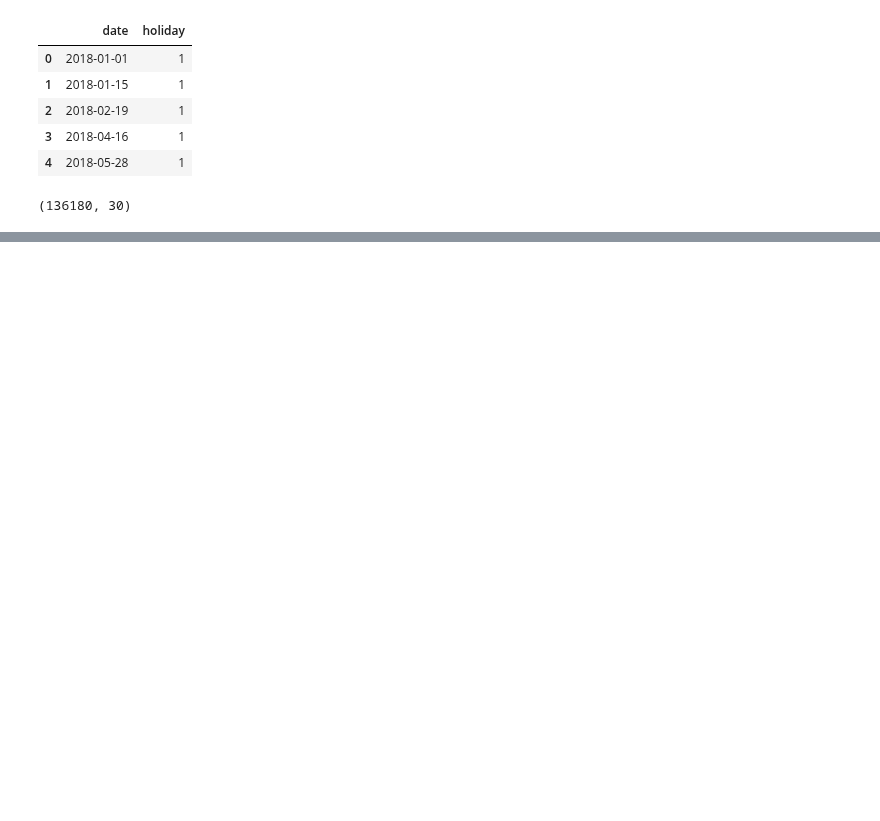
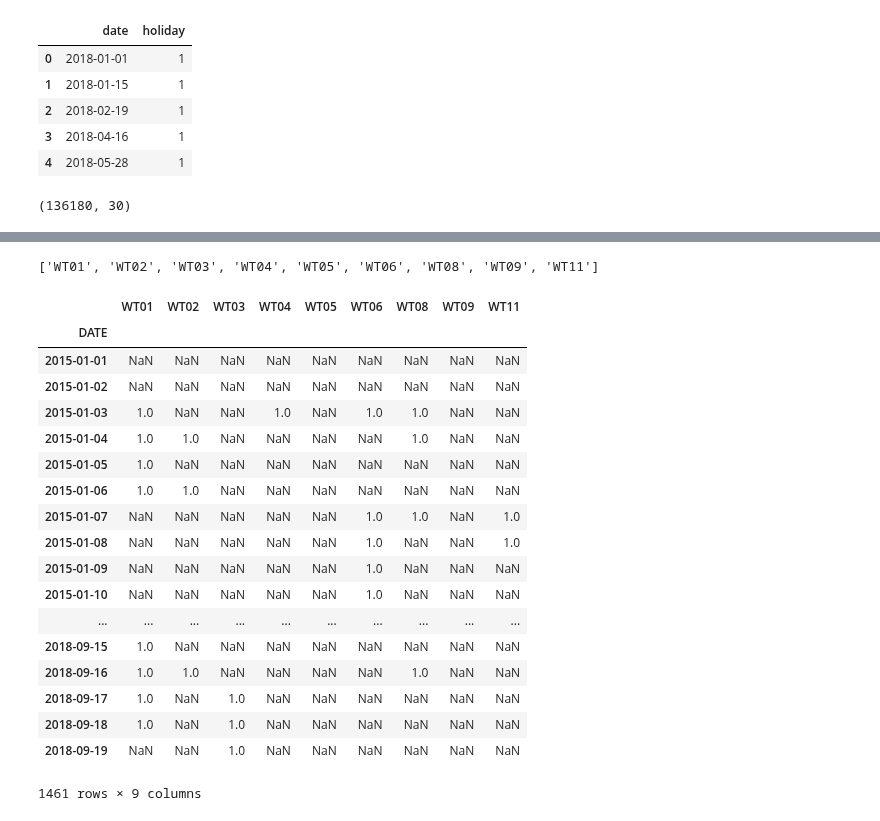
Before and after one commit to julianikulski/bike-sharing, a Jupyter notebook: dataset-creation.ipynb, the cells around one changed output, grey strips where cells are left out. Drawn from its saved outputs; the diff is of its cells as text; code cells hidden in the pictures; blank space fills up the shorter version.

Commit message:
feat: Aggregate temperature, windspeed, weather situation and precipitation per day across all stations

```diff
--- a/dataset-creation.ipynb
+++ b/dataset-creation.ipynb
@@ -70,6 +70,6 @@ for file in all_files:
     df_comp_weather = pd.read_csv(file)
     df_list_weather.append(df_comp_weather)
 
-df_final_weather = pd.concat(df_list_weather, axis=0, ignore_index=True)
+df_weather = pd.concat(df_list_weather, axis=0, ignore_index=True)
 # %%
 # number of rows and columns in weather dataframe
@@ -99,0 +166,38 @@ df_final_weather[df_final_weather['DATE'] == '2017-01-01']
+# %%
+# show all available weather situation columns and create a list without the attribute columns
+weathersit_list = list(df_weather.columns)[12:]
+weathersit = [x for x in weathersit_list if len(x) < 5]
+weathersit
+# %% [output]
+['WT01', 'WT02', 'WT03', 'WT04', 'WT05', 'WT06', 'WT08', 'WT09', 'WT11']
+# %%
+# weather attributes
+df_wsit_all = []
+
+for sit in weathersit:
+    data_wsit = df_weather.groupby('DATE')[sit].max()
+    df_wsit = data_wsit.to_frame()
+    df_wsit_all.append(df_wsit)
+
+df_weathersit = pd.concat(df_wsit_all, axis=1)
+df_weathersit
+# %% [output]
+|  | WT01 | WT02 | WT03 | WT04 | WT05 | WT06 | WT08 | WT09 | WT11 |
+| DATE |  |  |  |  |  |  |  |  |  |
+| 2015-01-01 | NaN | NaN | NaN | NaN | NaN | NaN | NaN | NaN | NaN |
+| 2015-01-02 | NaN | NaN | NaN | NaN | NaN | NaN | NaN | NaN | NaN |
+| 2015-01-03 | 1.0 | NaN | NaN | 1.0 | NaN | 1.0 | 1.0 | NaN | NaN |
+| 2015-01-04 | 1.0 | 1.0 | NaN | NaN | NaN | NaN | 1.0 | NaN | NaN |
+| 2015-01-05 | 1.0 | NaN | NaN | NaN | NaN | NaN | NaN | NaN | NaN |
+| 2015-01-06 | 1.0 | 1.0 | NaN | NaN | NaN | NaN | NaN | NaN | NaN |
+| 2015-01-07 | NaN | NaN | NaN | NaN | NaN | 1.0 | 1.0 | NaN | 1.0 |
+| 2015-01-08 | NaN | NaN | NaN | NaN | NaN | 1.0 | NaN | NaN | 1.0 |
+| 2015-01-09 | NaN | NaN | NaN | NaN | NaN | 1.0 | NaN | NaN | NaN |
+| 2015-01-10 | NaN | NaN | NaN | NaN | NaN | 1.0 | NaN | NaN | NaN |
+| ... | ... | ... | ... | ... | ... | ... | ... | ... | ... |
+| 2018-09-15 | 1.0 | NaN | NaN | NaN | NaN | NaN | NaN | NaN | NaN |
+| 2018-09-16 | 1.0 | 1.0 | NaN | NaN | NaN | NaN | 1.0 | NaN | NaN |
+| 2018-09-17 | 1.0 | NaN | 1.0 | NaN | NaN | NaN | NaN | NaN | NaN |
+| 2018-09-18 | 1.0 | NaN | 1.0 | NaN | NaN | NaN | NaN | NaN | NaN |
+| 2018-09-19 | NaN | NaN | 1.0 | NaN | NaN | NaN | NaN | NaN | NaN |
+1461 rows × 9 columns
```
Also changed, not shown: parts of 9 cells of this notebook.
